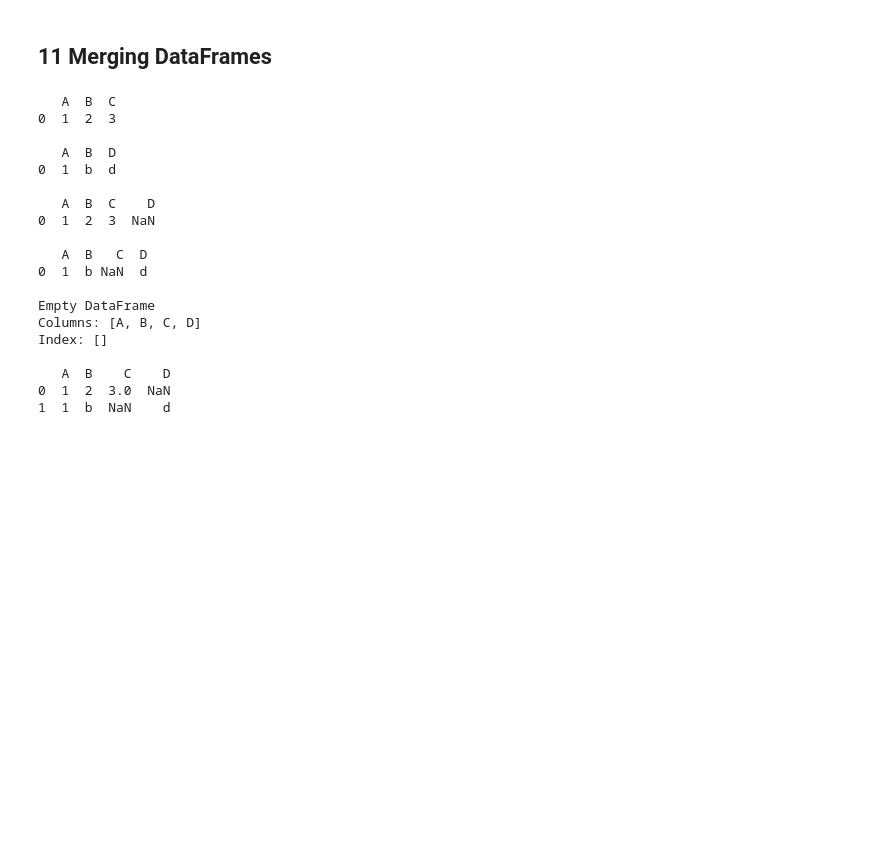
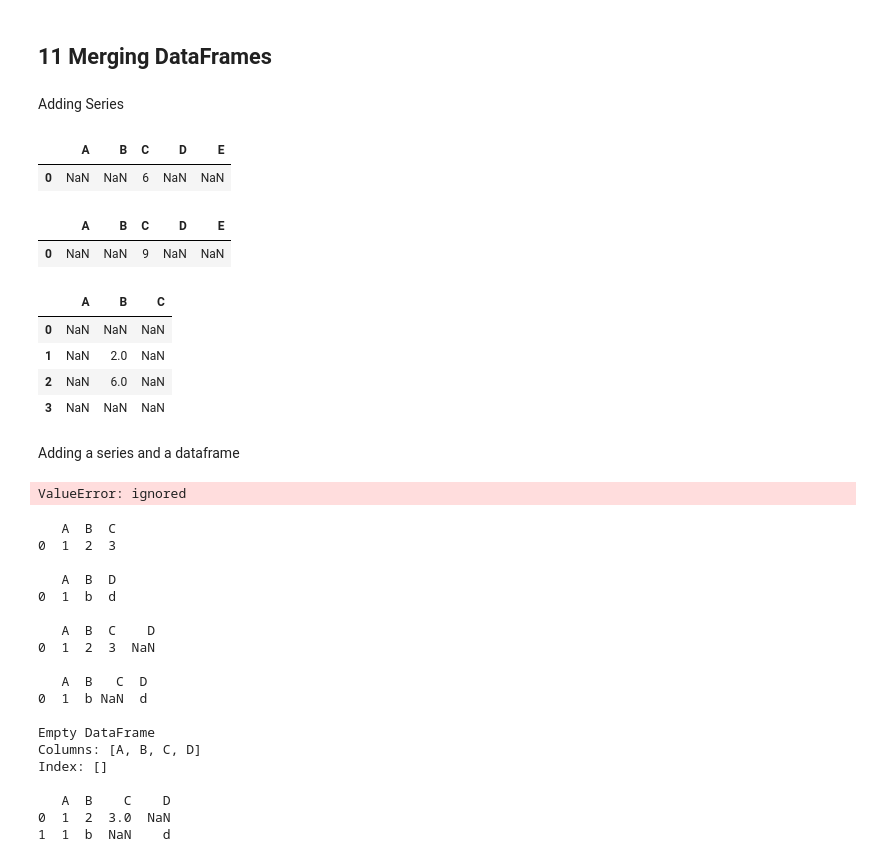
Before and after one commit to MarkHallett/-CoLab, a Jupyter notebook: Pandas.ipynb, the cells around one changed output. Saved outputs shown, nothing was run; the diff lists cells and outputs as text; code cells hidden in the pictures; blank space fills up the shorter version.

```diff
--- a/Pandas.ipynb
+++ b/Pandas.ipynb
@@ -812,3 +874,5 @@ df.fillna(method='ffill')  # bfill
 ### interpolate ( TODO )
 # %% [markdown]
 ## 11 Merging DataFrames
+# %% [markdown]
+Adding Series
@@ -814,0 +882,11 @@ df.fillna(method='ffill')  # bfill
+# %%
+# + only where there are matches, otherwise NaN for all other places
+a+b
+# %% [output]
+|  | A | B | C | D | E |
+| 0 | NaN | NaN | 6 | NaN | NaN |
+# %%
+a*b
+# %% [output]
+|  | A | B | C | D | E |
+| 0 | NaN | NaN | 9 | NaN | NaN |
@@ -815,3 +895,23 @@ df.fillna(method='ffill')  # bfill
+# %%
+  # same for dataframe +* dataframe
+  adf = pd.DataFrame({'A':[1,2,3], 'B': [1,2,3]})
+  bdf = pd.DataFrame({'B':[1,2,3], 'C': [1,2,3]}, index=[1,2,3])
+  adf * bdf
+# %% [output]
+|  | A | B | C |
+| 0 | NaN | NaN | NaN |
+| 1 | NaN | 2.0 | NaN |
+| 2 | NaN | 6.0 | NaN |
+| 3 | NaN | NaN | NaN |
+# %% [markdown]
+Adding a series and a dataframe
+# %%
+#the series is applied to every row ?? TODO
+s = pd.Series(['a','b','c'])
+df = pd.DataFrame( { 'a':[1,1,1], 'b':[1,1,1], 'c':[1,1,1] })
+s+df
+# %% [output]
+ValueError: ignored
 # %%
 eg1 = pd.DataFrame( { 'A':[1] , 'B':[2], 'C':[3] }, [0] )
 eg2 = pd.DataFrame( { 'A':[1] , 'B':['b'], 'D':['d'] }, [0] )
```
Also changed, not shown: parts of 9 cells of this notebook.
